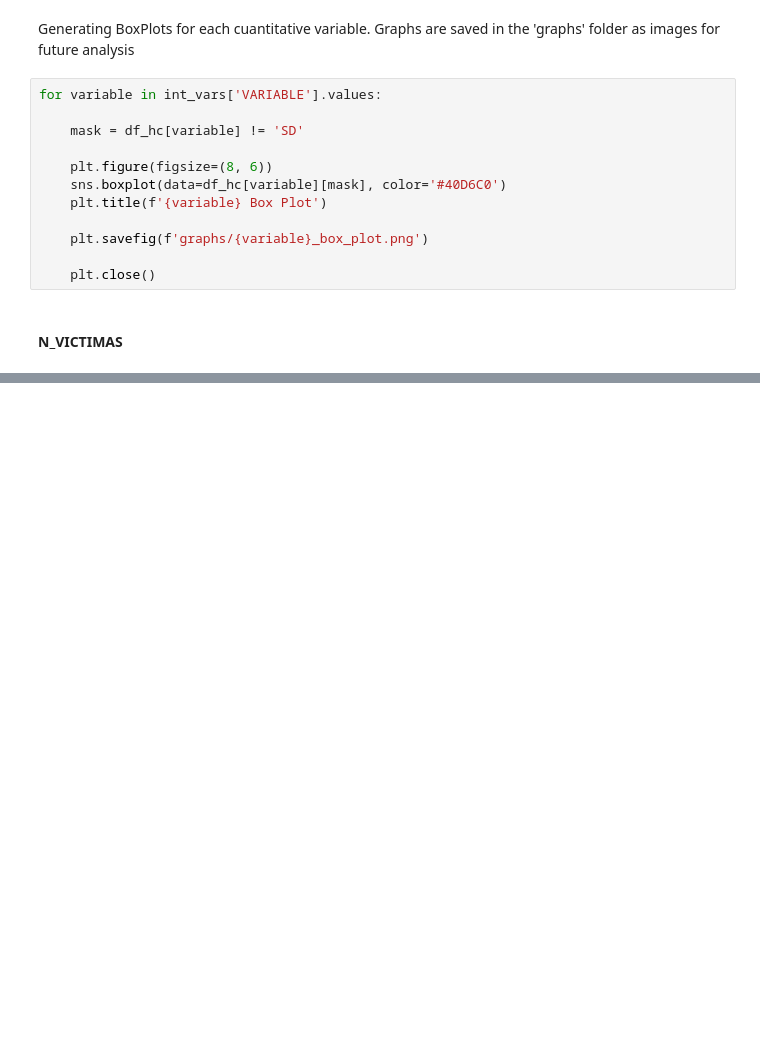
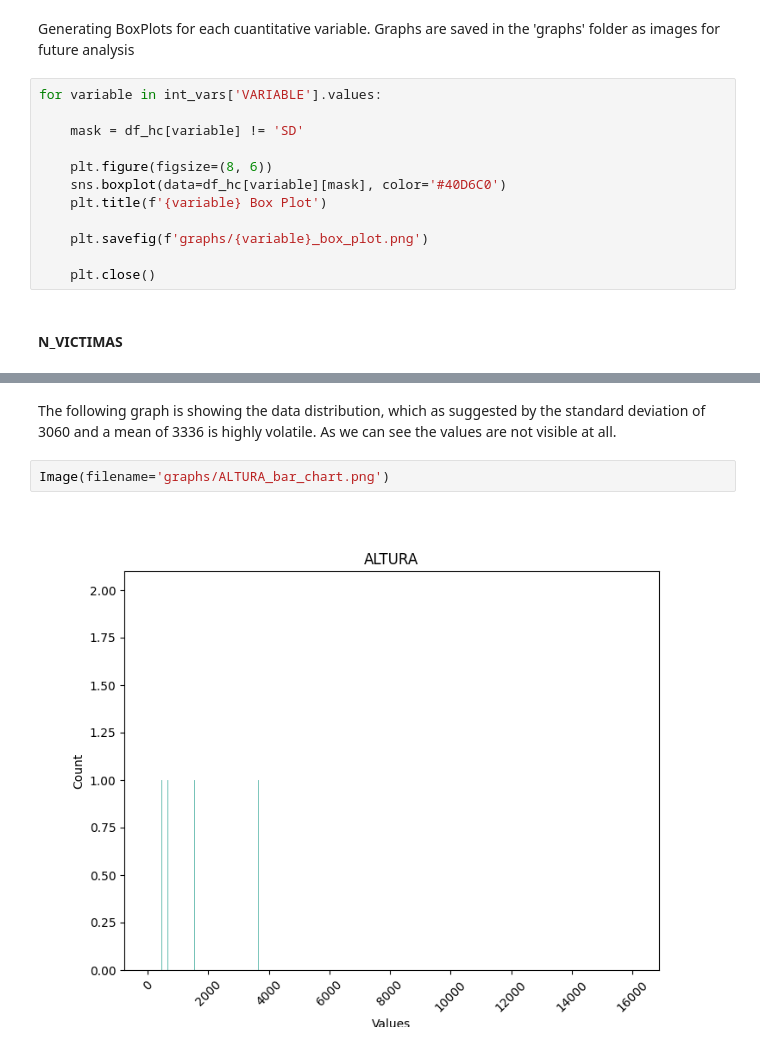
Before and after one commit to Slindex/Road-Accidents-DA, a Jupyter notebook: EDA.ipynb, the cells around one changed output, grey strips where cells are left out. Saved outputs shown, nothing was run; the diff lists cells and outputs as text; blank space fills up the shorter version.

```diff
--- a/EDA.ipynb
+++ b/EDA.ipynb
@@ -525,0 +557,6 @@ plt.show()
+# %% [markdown]
+The following graph is showing the data distribution, which as suggested by the standard deviation of 3060 and a mean of 3336 is highly volatile. As we can see the values are not visible at all.
+# %%
+Image(filename='graphs/ALTURA_bar_chart.png')
+# %% [output]
+[figure, added]
```
Also changed, not shown: parts of 71 cells of this notebook, 10 other files.
